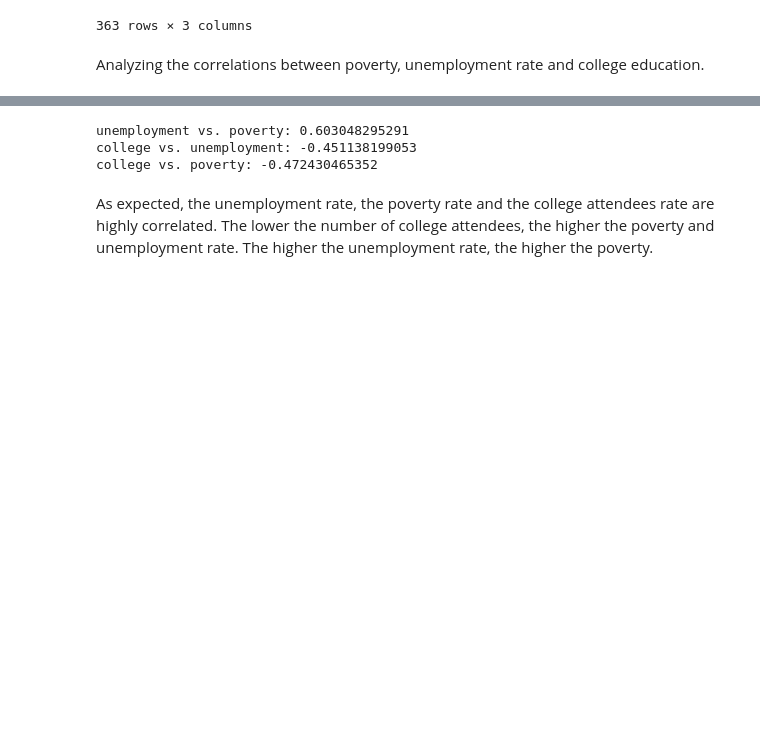
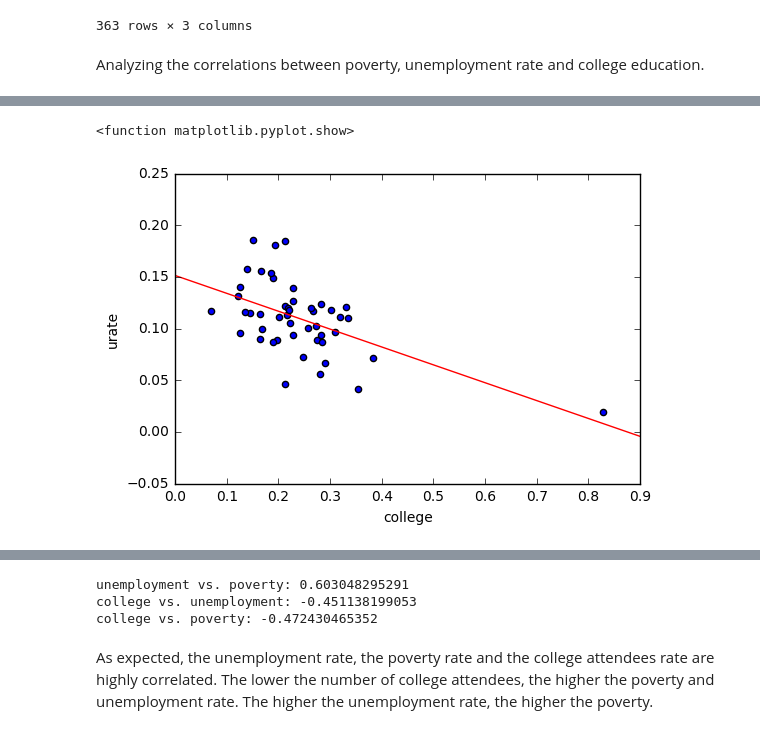
Before and after one commit to Chrisscross8/Portfolio, a Jupyter notebook: Police Killings in 2015.ipynb, the cells around one changed output, grey strips where cells are left out. Drawn from its saved outputs; the diff is of its cells as text; code cells hidden in the pictures; blank space fills up the shorter version.

```diff
--- a/Police Killings in 2015.ipynb
+++ b/Police Killings in 2015.ipynb
@@ -479,0 +476,13 @@ plt.show()
+# %%
+slope, intercept, r_value, p_value, std_err = scipy.stats.linregress(pivottable['college'],pivottable['urate'])
+predict_pov = 0*slope+intercept
+predict_pov2 = 0.9*slope+intercept
+plt.scatter(pivottable['college'],pivottable['urate'])
+plt.plot([0,0.9],[predict_pov,predict_pov2],color='r')
+plt.xlabel('college')
+plt.ylabel('urate')
+plt.xlim(0,0.9)
+plt.show
+# %% [output]
+<function matplotlib.pyplot.show>
+[figure, added]
```
Also changed, not shown: parts of 4 cells of this notebook.
